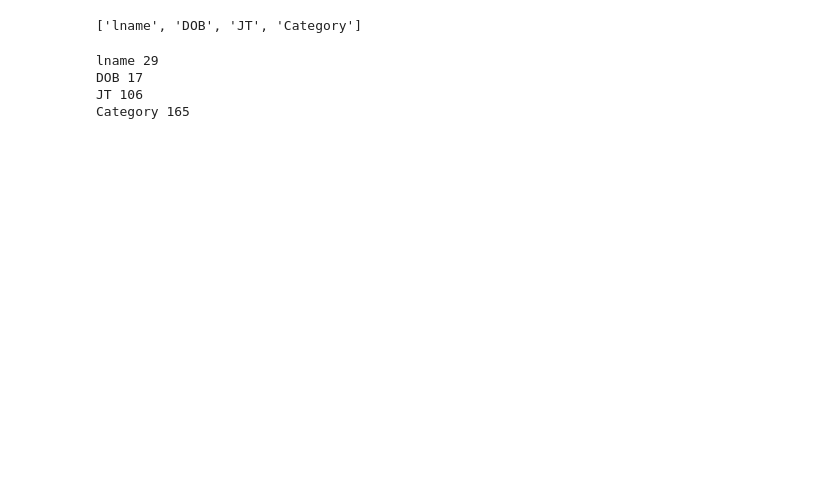
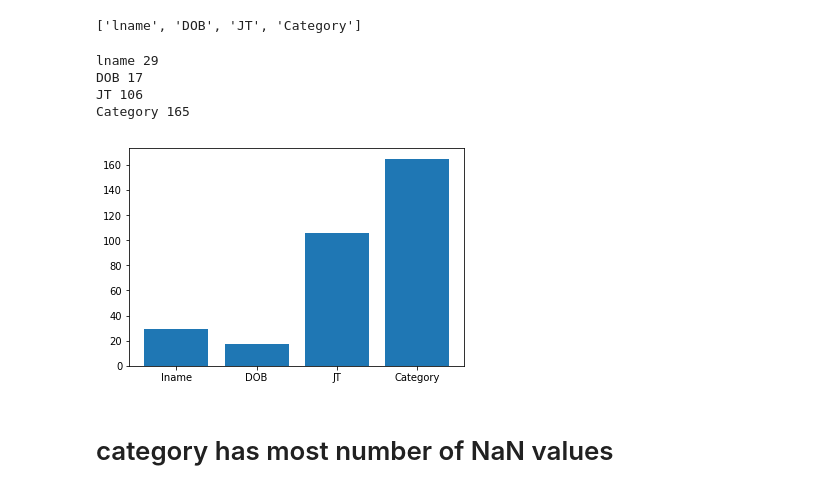
Before and after one commit to romy421kumari/KPMG, a Jupyter notebook: newcustomerlist.ipynb, the cells around one changed output. Drawn from its saved outputs; the diff is of its cells as text; code cells hidden in the pictures; blank space fills up the shorter version.

```diff
--- a/newcustomerlist.ipynb
+++ b/newcustomerlist.ipynb
@@ -106,0 +104,11 @@ x=[]
+# %%
+label=['lname','DOB','JT','Category']
+y=[29,17,106,165]
+x=[1,2,3,4]
+plt.bar(x,y)
+plt.xticks(x,label)
+plt.show()
+# %% [output]
+[figure, added]
+# %% [markdown]
+# category has most number of NaN values
```
Also changed, not shown: parts of 1 cell of this notebook, 1 other file.
